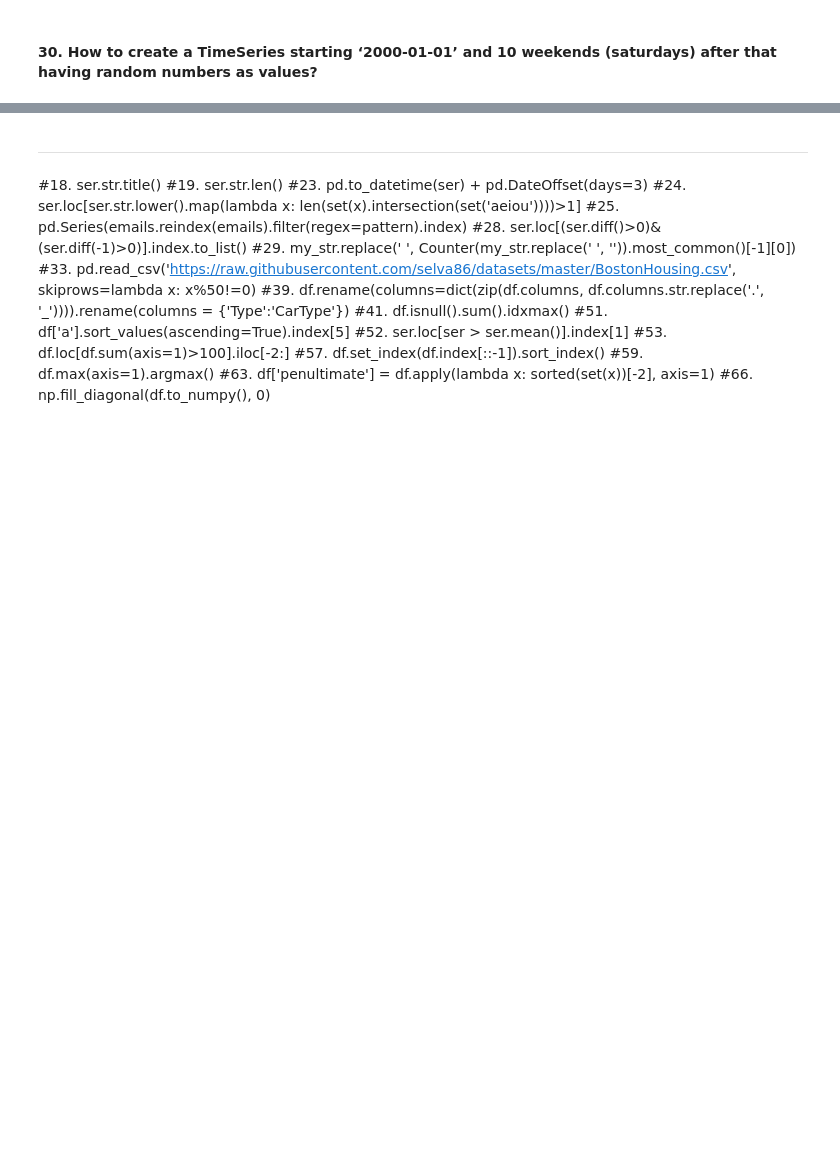
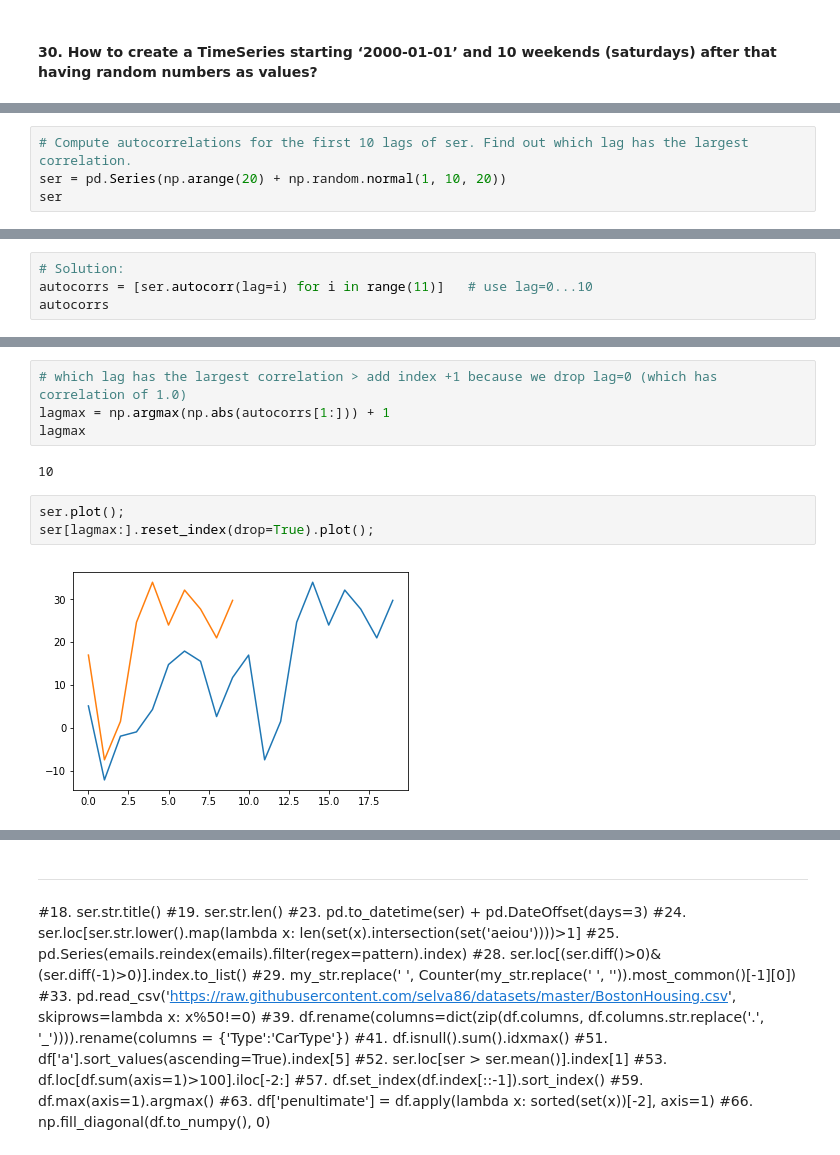
Before and after one commit to KarimaCha/Exercises_Python_NumPy_Pandas, a Jupyter notebook: 03_Pandas_Exercises_KC.ipynb, the cells around one changed output, grey strips where cells are left out. Saved outputs shown, nothing was run; the diff lists cells and outputs as text; blank space fills up the shorter version.

```diff
--- a/03_Pandas_Exercises_KC.ipynb
+++ b/03_Pandas_Exercises_KC.ipynb
@@ -895,0 +981,4 @@ my_str.replace(' ', least_freq)
+# %%
+# Compute autocorrelations for the first 10 lags of ser. Find out which lag has the largest correlation.
+ser = pd.Series(np.arange(20) + np.random.normal(1, 10, 20))
+ser
@@ -895,0 +1008,4 @@ my_str.replace(' ', least_freq)
+# %%
+# Solution:
+autocorrs = [ser.autocorr(lag=i) for i in range(11)]   # use lag=0...10
+autocorrs
@@ -895,0 +1024,11 @@ my_str.replace(' ', least_freq)
+# %%
+# which lag has the largest correlation > add index +1 because we drop lag=0 (which has correlation of 1.0)
+lagmax = np.argmax(np.abs(autocorrs[1:])) + 1
+lagmax
+# %% [output]
+10
+# %%
+ser.plot();
+ser[lagmax:].reset_index(drop=True).plot();
+# %% [output]
+[figure, added]
```
Also changed, not shown: parts of 15 cells of this notebook.
